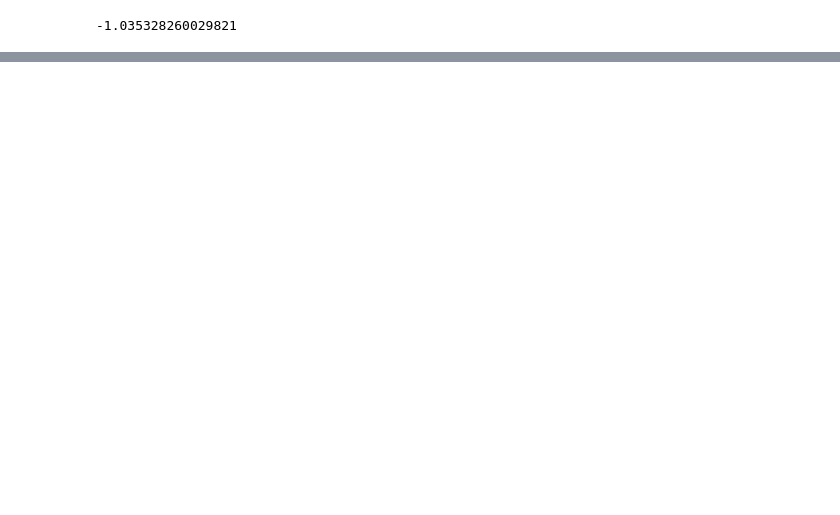
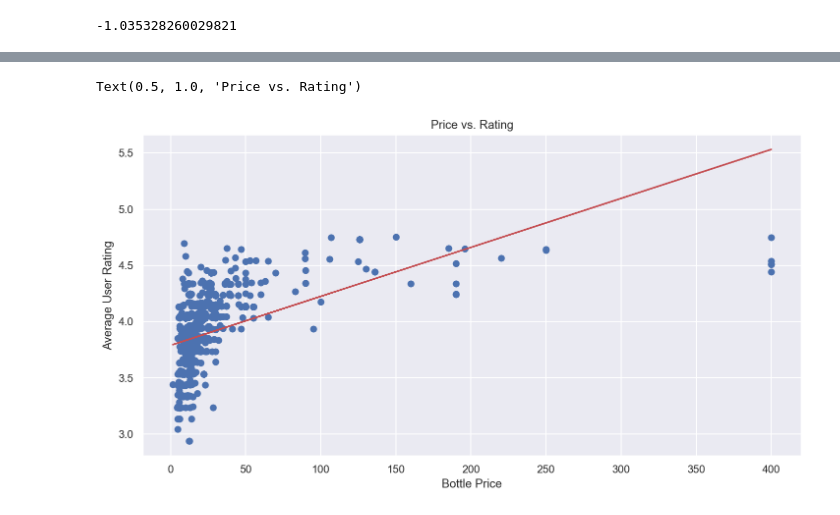
Before and after one commit to mattsegall/metis-project-2, a Jupyter notebook: Cleaning & Analysis Practice.ipynb, the cells around one changed output, grey strips where cells are left out. Saved outputs shown, nothing was run; the diff lists cells and outputs as text; code cells hidden in the pictures; blank space fills up the shorter version.

Commit message:
more changes to model, graphics for presentation, etc

```diff
--- a/Cleaning & Analysis Practice.ipynb
+++ b/Cleaning & Analysis Practice.ipynb
@@ -507,0 +572,4 @@ list(zip(p.get_feature_names(['Age', 'Number of Reviews', 'Average Price', 'Coun
+# %%
+#drop weird columns
+X_train_poly_std_dropped = X_train_poly_std_dropped.drop(columns=remove_list)
+X_train_poly_std_dropped
@@ -507,0 +590,4 @@ list(zip(p.get_feature_names(['Age', 'Number of Reviews', 'Average Price', 'Coun
+# %%
+#Lasso again with dropping some weird columns
+m_Lasso.fit(X_train_poly_std_dropped, y_train)
+m_Lasso.score(X_train_poly_std_dropped, y_train)
@@ -637,0 +765,21 @@ hist(resid_test, bins=50)
+# %%
+#graphs for presentation
+sns.set_theme(color_codes=True)
+# %%
+#price scatterplot with LOBF
+X_train_price_only = X_train[['Average Price']]
+
+lr = LinearRegression()
+lr.fit(X_train_price_only, y_train)
+
+y_predicted_w_priceonly = lr.predict(X_train_price_only)
+# %%
+plt.figure(figsize=(12, 6))
+plt.plot(X_train_price_only, y_train, 'o')
+plt.plot(X_train_price_only, y_predicted_w_priceonly, 'r')
+plt.xlabel('Bottle Price')
+plt.ylabel('Average User Rating')
+plt.title('Price vs. Rating')
+# %% [output]
+Text(0.5, 1.0, 'Price vs. Rating')
+[figure, added]
```
Also changed, not shown: parts of 42 cells of this notebook.
